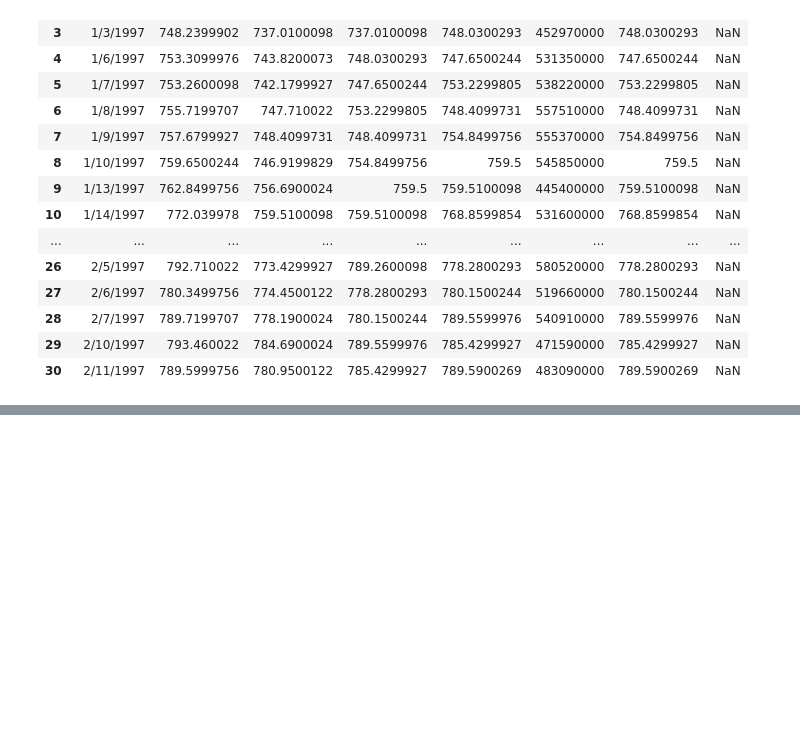
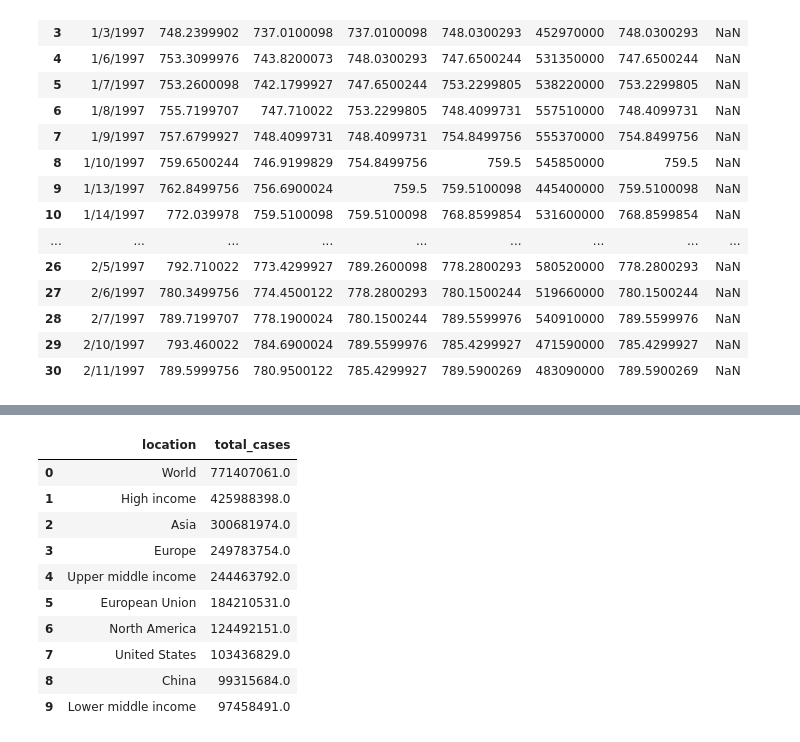
Before and after one commit to datla-ria/Project-1, a Jupyter notebook: project-1.ipynb, the cells around one changed output, grey strips where cells are left out. Drawn from its saved outputs; the diff is of its cells as text; code cells hidden in the pictures; blank space fills up the shorter version.

```diff
--- a/project-1.ipynb
+++ b/project-1.ipynb
@@ -82,0 +100,17 @@ plt.show()
+# %%
+# groupby total cases by country
+total_cases_by_country = covid_data_df.groupby('location')['total_cases'].max().sort_values(ascending=False)
+top_10_countries = total_cases_by_country.head(10).reset_index()
+top_10_countries.head(30)
+# %% [output]
+|  | location | total_cases |
+| 0 | World | 771407061.0 |
+| 1 | High income | 425988398.0 |
+| 2 | Asia | 300681974.0 |
+| 3 | Europe | 249783754.0 |
+| 4 | Upper middle income | 244463792.0 |
+| 5 | European Union | 184210531.0 |
+| 6 | North America | 124492151.0 |
+| 7 | United States | 103436829.0 |
+| 8 | China | 99315684.0 |
+| 9 | Lower middle income | 97458491.0 |
```
Also changed, not shown: parts of 8 cells of this notebook.
